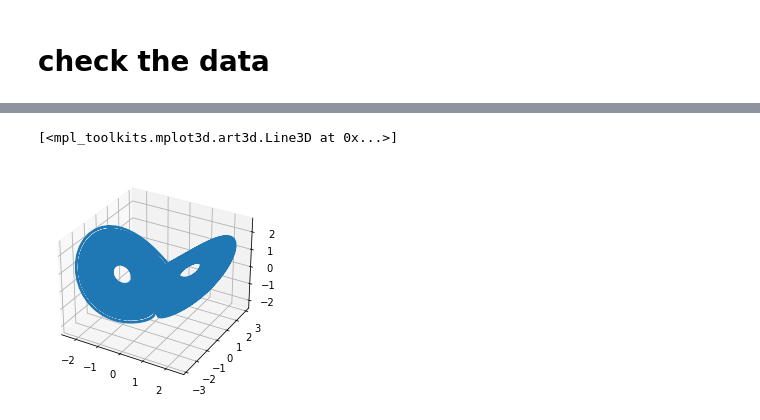
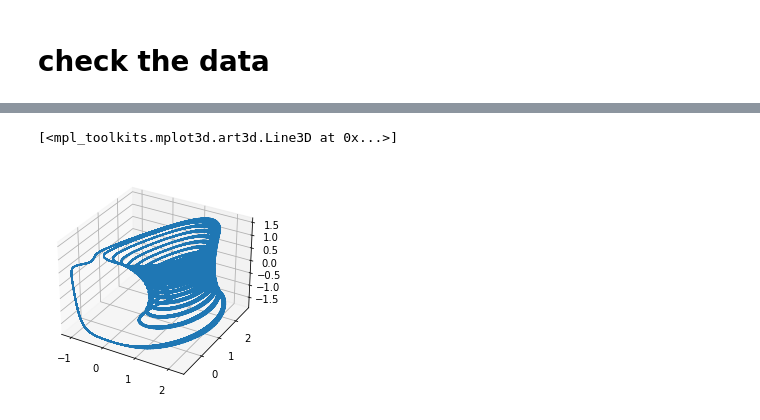
Before and after one commit to kjxymful/empirical_evd.jl, a Jupyter notebook: eval/read_data.ipynb, the cells around one changed output, grey strips where cells are left out. Saved outputs shown, nothing was run; the diff lists cells and outputs as text; code cells hidden in the pictures.

```diff
--- a/eval/read_data.ipynb
+++ b/eval/read_data.ipynb
@@ -10,8 +10,9 @@ def path_to_data(experiment, example=True, mu=0):
         data_path = "../example_data/"
         data_path += experiment +".npy"
     else:
-        data_path = "../data/"+experiment+"/" + experiment + "_{}.jld2".format(mu)
+        data_path = "../experiments/data/"+experiment+"/" + experiment + "_{}.jld2".format(mu)
     return data_path
 # %%
-data = np.load(path_to_data("lorenz"))
-data.shape
+data_npy = np.load(path_to_data("bursting_neuron"))
+data_npy.shape
+t = 10000
@@ -20,6 +25,11 @@ data.shape
+# %%
+f = h5py.File(path_to_data("bursting_neuron", example=False, mu=10.2))
+list(f.keys())
+tseries = f["time series"][:,:]
+data = tseries.T
 # %%
 axis = plt.subplot(projection = "3d")
-axis.plot(data[:,0],data[:,1],data[:,2])
+axis.plot(data[:t,0],data[:t,1],data[:t,2])
 # %% [output]
 [<mpl_toolkits.mplot3d.art3d.Line3D at 0x...>]
-[figure, old version]
+[figure, new version]
```
Also changed, not shown: parts of 4 cells of this notebook, 4 other files.
